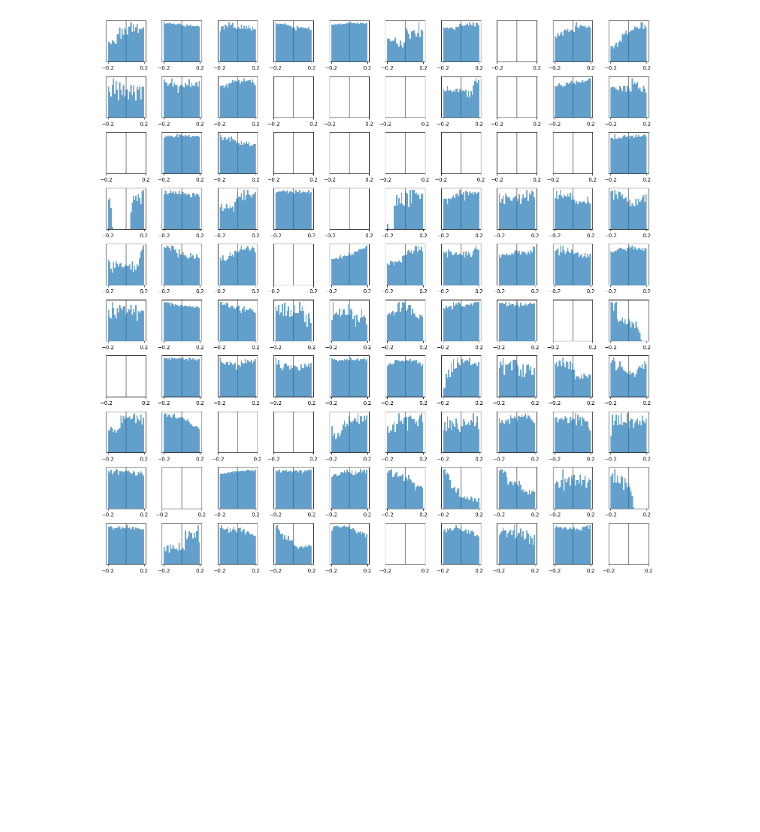
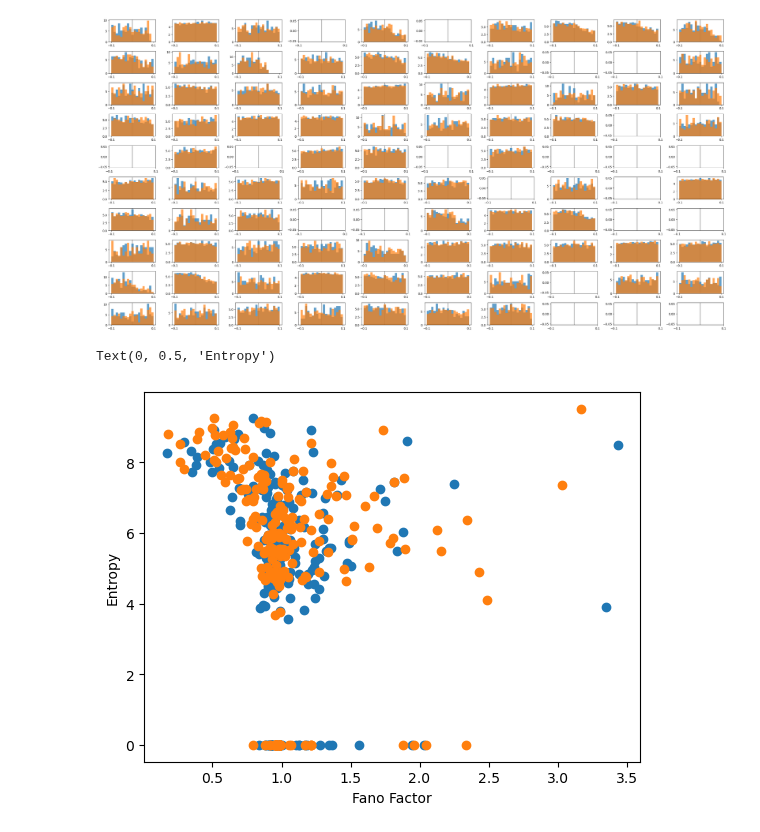
Before and after one commit to ntolley/spike_phase_maps, a Jupyter notebook: notebooks/process_beta_spikes.ipynb, the cells around one changed output. Saved outputs shown, nothing was run; the diff lists cells and outputs as text; code cells hidden in the pictures; blank space fills up the shorter version.

```diff
--- a/notebooks/process_beta_spikes.ipynb
+++ b/notebooks/process_beta_spikes.ipynb
@@ -326,20 +395,20 @@ Text(0, 0.5, 'TSNE2')
 # %%
 area_color = {'MI': 'C0', 'PMd': 'C1'}
 
-wstart, wstop = -0.2, 0.2
-bins = np.linspace(-0.2, 0.2, 30)
-plt.figure(figsize=(15,15))
+bins = np.linspace(wstart, wstop, 20)
+plt.figure(figsize=(30,15))
 for plot_idx, unit_idx in enumerate(range(0, 100)):
+    area = unit_areas[unit_idx]
     plt.subplot(10,10,plot_idx+1)
     # _ = plt.hist(np.concatenate(st_data_stmv[unit_idx]) + wstart, bins=bins, alpha=0.4, density=True, color='k')
-    _ = plt.hist(np.concatenate(st_data[unit_idx]) + wstart, bins=bins, alpha=0.7, density=True)
+    # _ = plt.hist(np.concatenate(st_data[unit_idx]) + wstart, bins=bins, alpha=0.7, density=False, color=area_color[area])
 
-    # _ = plt.hist(np.concatenate(st_data_cond1[unit_idx]) + wstart, bins=bins, color='C0', alpha=0.7, density=True)
-    # _ = plt.hist(np.concatenate(st_data_cond2[unit_idx]) + wstart, bins=bins, color='C1', alpha=0.7, density=True)
+    _ = plt.hist(np.concatenate(st_data_cond1[unit_idx]) + wstart, bins=bins, color='C0', alpha=0.7, density=True)
+    _ = plt.hist(np.concatenate(st_data_cond2[unit_idx]) + wstart, bins=bins, color='C1', alpha=0.7, density=True)
 
     plt.axvline(x=0, color='grey', zorder=-1100)
     plt.xticks([wstart, wstop])
-    plt.yticks([])
+    # plt.yticks([])
 plt.tight_layout()
 # %% [output]
-[figure, old version]
+[figure, new version]
@@ -345,0 +447,11 @@ plt.tight_layout()
+# %%
+plt.scatter(go_seq_ff_dict['st_ff'], cond1_ff_dict['st_entropy'])
+plt.scatter(go_noseq_ff_dict['st_ff'], cond2_ff_dict['st_entropy'])
+
+plt.xlabel('Fano Factor')
+plt.ylabel('Entropy')
+# plt.axhline(y=0.2, color='k')
+# plt.ylim(-0.0, 0.4)
+# %% [output]
+Text(0, 0.5, 'Entropy')
+[figure, added]
```
Also changed, not shown: parts of 22 cells of this notebook.
